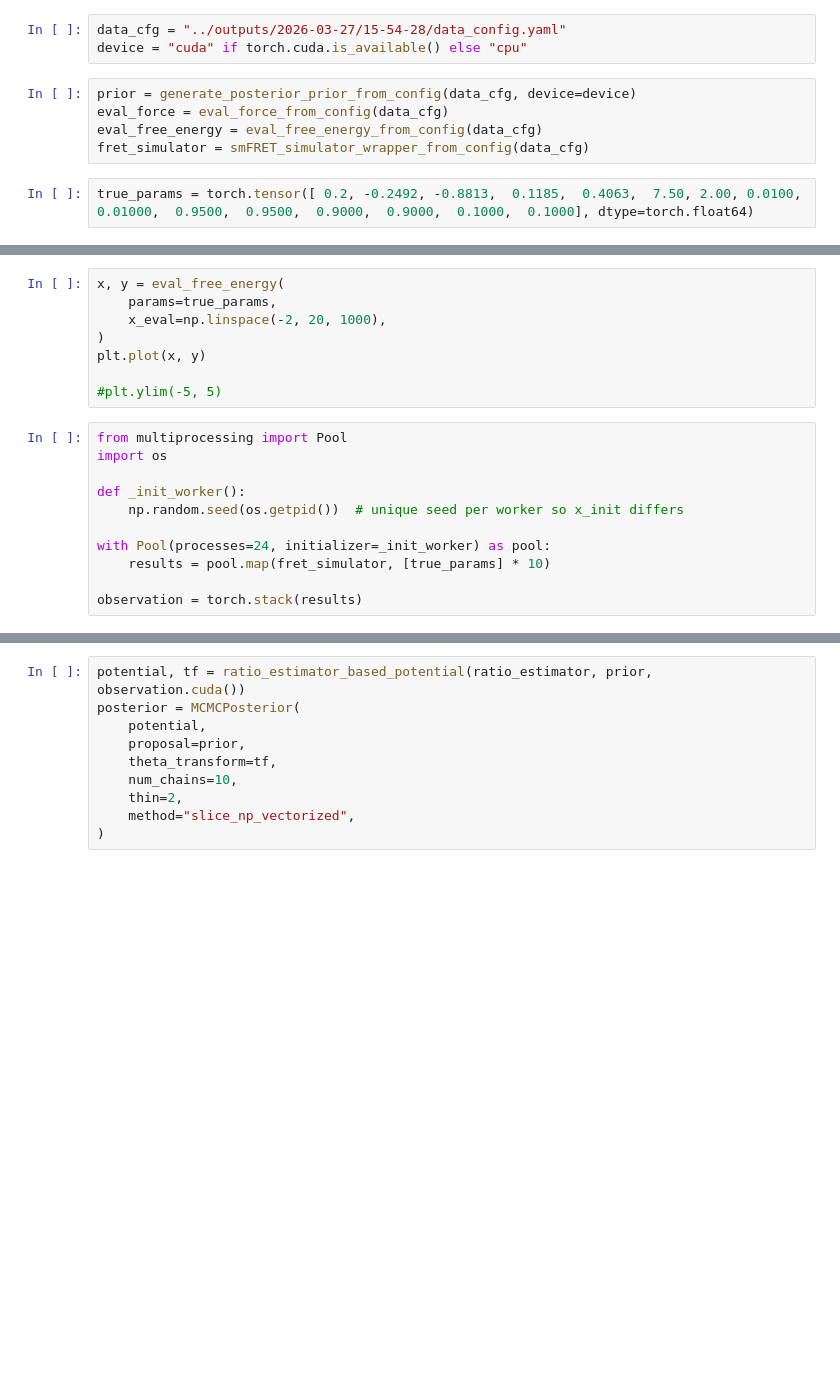
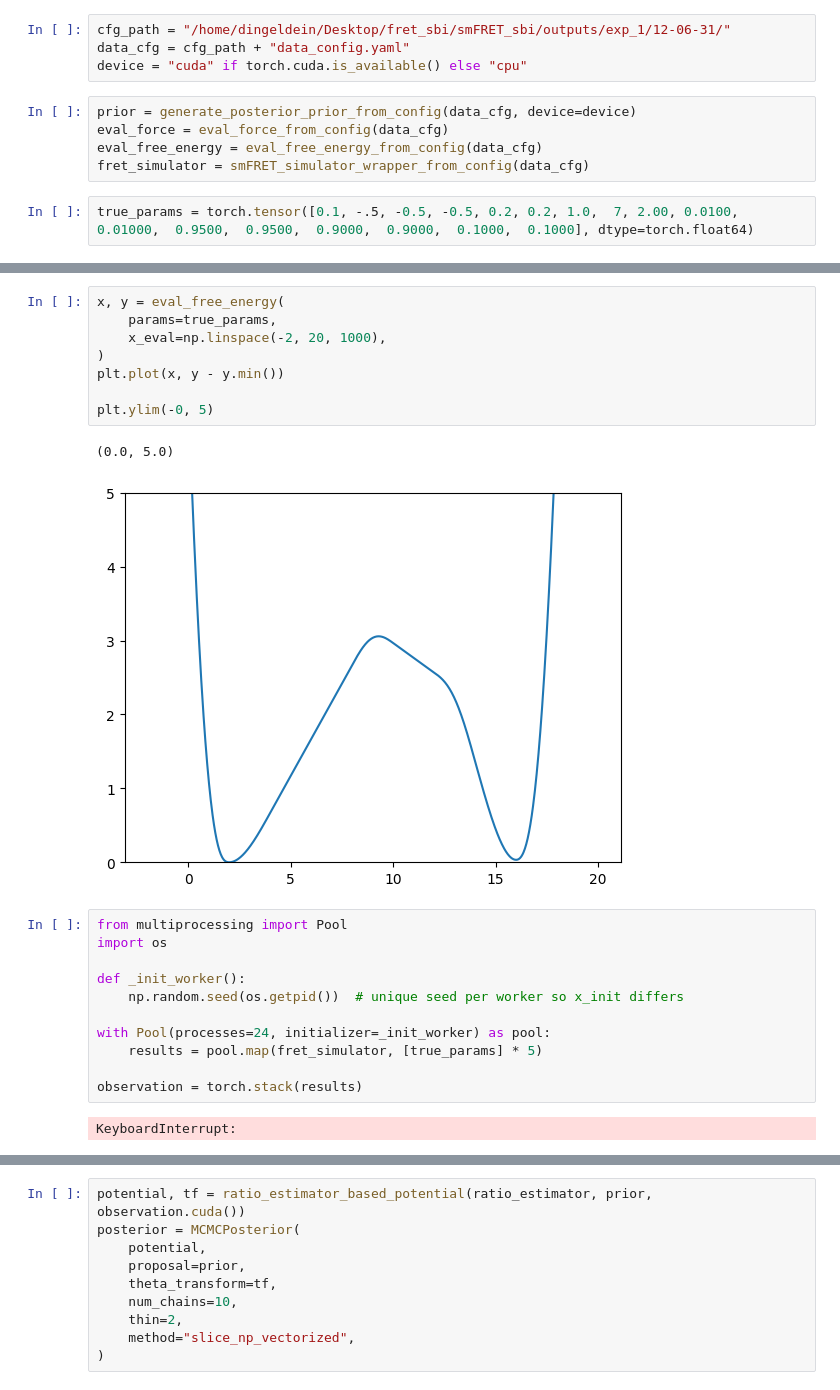
Before and after one commit to covinolab/smFRET_sbi, a Jupyter notebook: analysis/eval_likelihood_ratios.ipynb, the cells around one changed output, grey strips where cells are left out. Cells and saved outputs as stored; diff of their text form; blank space fills up the shorter version.

Commit message:
added new binding simulator

```diff
--- a/analysis/eval_likelihood_ratios.ipynb
+++ b/analysis/eval_likelihood_ratios.ipynb
@@ -39,7 +39,8 @@ def bin_along_time(x, n_bins=100):
         x_binned[i] = np.sum(x[i*n_per_bin:(i+1)*n_per_bin])
     return x_binned
 # %%
-data_cfg = "../outputs/2026-03-27/15-54-28/data_config.yaml"
+cfg_path = "/home/dingeldein/Desktop/fret_sbi/smFRET_sbi/outputs/exp_1/12-06-31/"
+data_cfg = cfg_path + "data_config.yaml"
 device = "cuda" if torch.cuda.is_available() else "cpu"
 # %%
 prior = generate_posterior_prior_from_config(data_cfg, device=device)
@@ -47,7 +48,7 @@ eval_force = eval_force_from_config(data_cfg)
 eval_free_energy = eval_free_energy_from_config(data_cfg)
 fret_simulator = smFRET_simulator_wrapper_from_config(data_cfg)
 # %%
-true_params = torch.tensor([ 0.2, -0.2492, -0.8813,  0.1185,  0.4063,  7.50, 2.00, 0.0100,  0.01000,  0.9500,  0.9500,  0.9000,  0.9000,  0.1000,  0.1000], dtype=torch.float64)
+true_params = torch.tensor([0.1, -.5, -0.5, -0.5, 0.2, 0.2, 1.0,  7, 2.00, 0.0100,  0.01000,  0.9500,  0.9500,  0.9000,  0.9000,  0.1000,  0.1000], dtype=torch.float64)
 # %%
 x, y = eval_force(
     params=true_params,
@@ -57,11 +61,14 @@ plt.plot(x, y)
 # %%
 x, y = eval_free_energy(
     params=true_params,
     x_eval=np.linspace(-2, 20, 1000),
 )
-plt.plot(x, y)
+plt.plot(x, y - y.min())
 
-#plt.ylim(-5, 5)
+plt.ylim(-0, 5)
+# %% [output]
+(0.0, 5.0)
+[figure, added]
 # %%
 from multiprocessing import Pool
 import os
@@ -70,9 +77,11 @@ def _init_worker():
     np.random.seed(os.getpid())  # unique seed per worker so x_init differs
 
 with Pool(processes=24, initializer=_init_worker) as pool:
-    results = pool.map(fret_simulator, [true_params] * 10)
+    results = pool.map(fret_simulator, [true_params] * 5)
 
 observation = torch.stack(results)
+# %% [output]
+KeyboardInterrupt:
 # %%
 idx = 0
 plt.figure(figsize=(7, 2.5))
```
Also changed, not shown: parts of 6 cells of this notebook, 16 other files.
